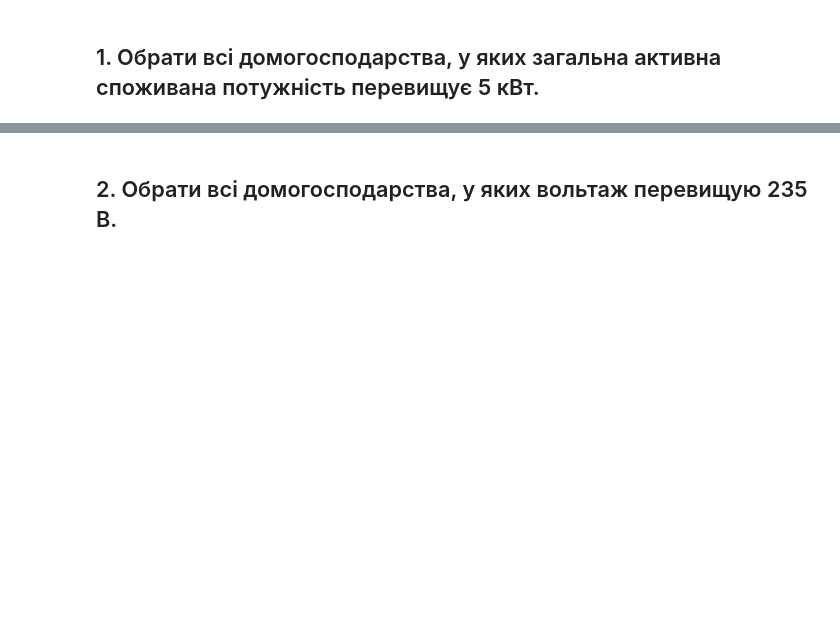
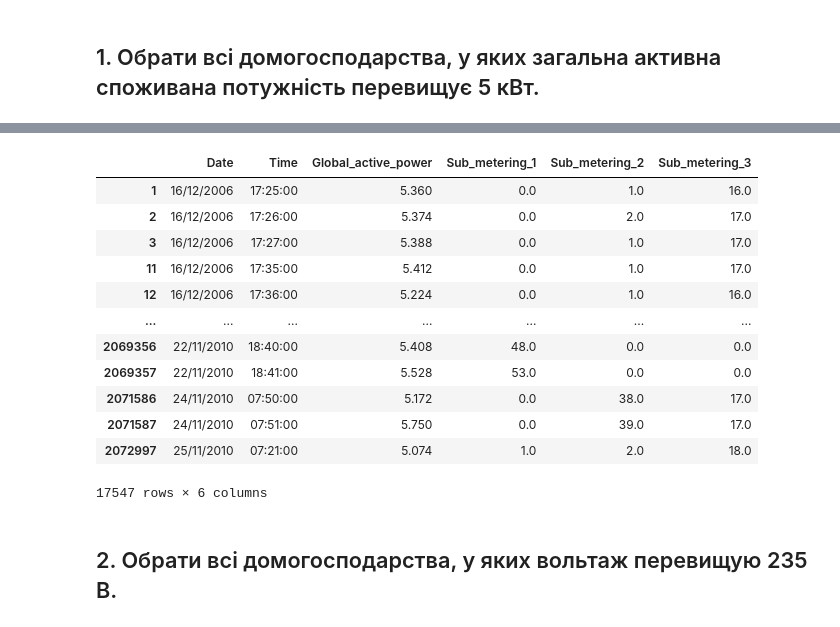
Before and after one commit to KlymentievMaksym/AD-labs, a Jupyter notebook: Lab3/Lab3.ipynb, the cells around one changed output, grey strips where cells are left out. Saved outputs shown, nothing was run; the diff lists cells and outputs as text; code cells hidden in the pictures; blank space fills up the shorter version.

Commit message:
Update Lab3.ipynb
First task complete

```diff
--- a/Lab3/Lab3.ipynb
+++ b/Lab3/Lab3.ipynb
@@ -62,7 +62,7 @@ print(f"{execution_time.total_seconds() * 1000} miliseconds or {execution_time.t
 # %%
 start_time = datetime.datetime.now()
 
-print(df[df["Global_active_power"]>5][["Date", "Time", 'Global_active_power', 'Sub_metering_1', 'Sub_metering_2', 'Sub_metering_3']])
+df_first = df[df["Global_active_power"]>5][["Date", "Time", 'Global_active_power', 'Sub_metering_1', 'Sub_metering_2', 'Sub_metering_3']]
 
 end_time = datetime.datetime.now()
 execution_time = end_time - start_time
@@ -88,3 +72,19 @@ print(f"{execution_time.total_seconds() * 1000} miliseconds or {execution_time.t
+# %%
+df_first
+# %% [output]
+|  | Date | Time | Global_active_power | Sub_metering_1 | Sub_metering_2 | Sub_metering_3 |
+| 1 | 16/12/2006 | 17:25:00 | 5.360 | 0.0 | 1.0 | 16.0 |
+| 2 | 16/12/2006 | 17:26:00 | 5.374 | 0.0 | 2.0 | 17.0 |
+| 3 | 16/12/2006 | 17:27:00 | 5.388 | 0.0 | 1.0 | 17.0 |
+| 11 | 16/12/2006 | 17:35:00 | 5.412 | 0.0 | 1.0 | 17.0 |
+| 12 | 16/12/2006 | 17:36:00 | 5.224 | 0.0 | 1.0 | 16.0 |
+| ... | ... | ... | ... | ... | ... | ... |
+| 2069356 | 22/11/2010 | 18:40:00 | 5.408 | 48.0 | 0.0 | 0.0 |
+| 2069357 | 22/11/2010 | 18:41:00 | 5.528 | 53.0 | 0.0 | 0.0 |
+| 2071586 | 24/11/2010 | 07:50:00 | 5.172 | 0.0 | 38.0 | 17.0 |
+| 2071587 | 24/11/2010 | 07:51:00 | 5.750 | 0.0 | 39.0 | 17.0 |
+| 2072997 | 25/11/2010 | 07:21:00 | 5.074 | 1.0 | 2.0 | 18.0 |
+17547 rows × 6 columns
 # %% [markdown]
 ## 2. Обрати всі домогосподарства, у яких вольтаж перевищую 235 В.
 # %%
```
Also changed, not shown: parts of 12 cells of this notebook.
